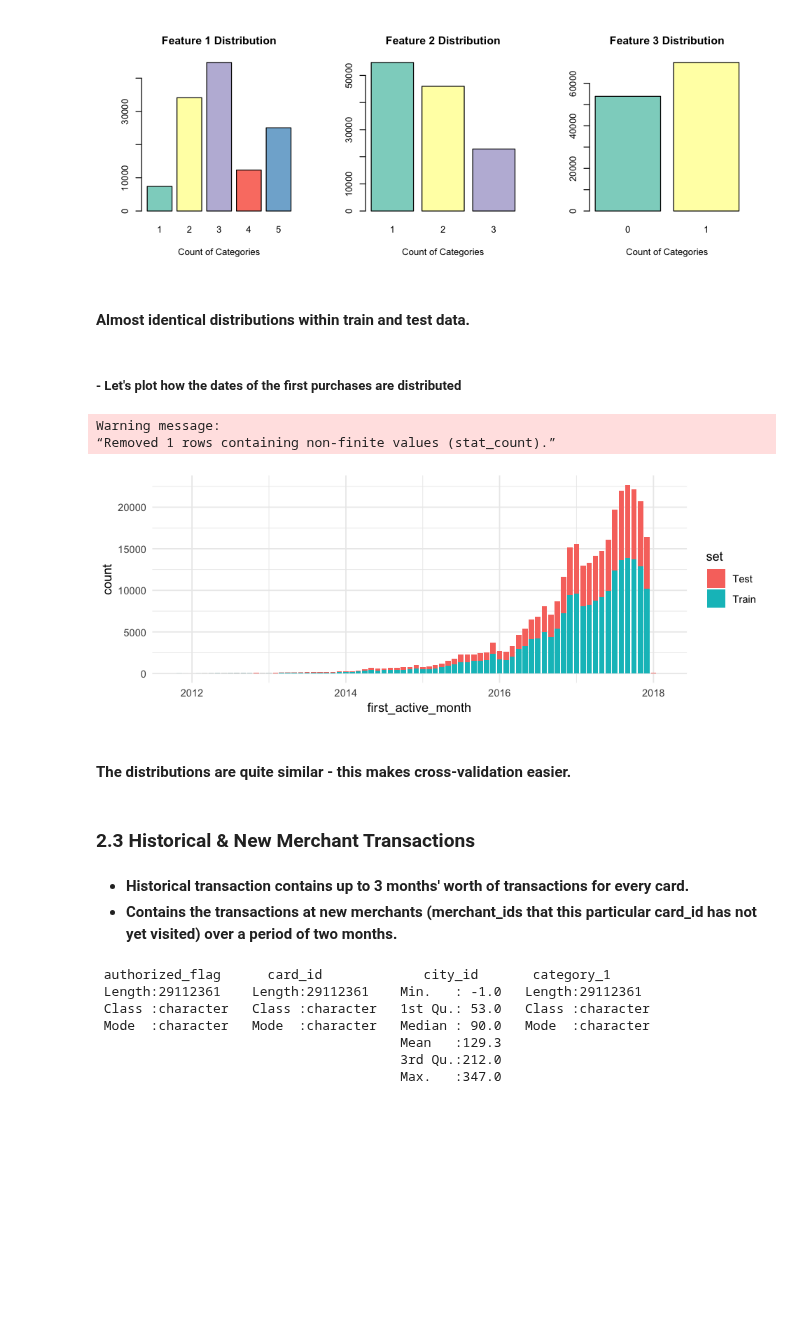
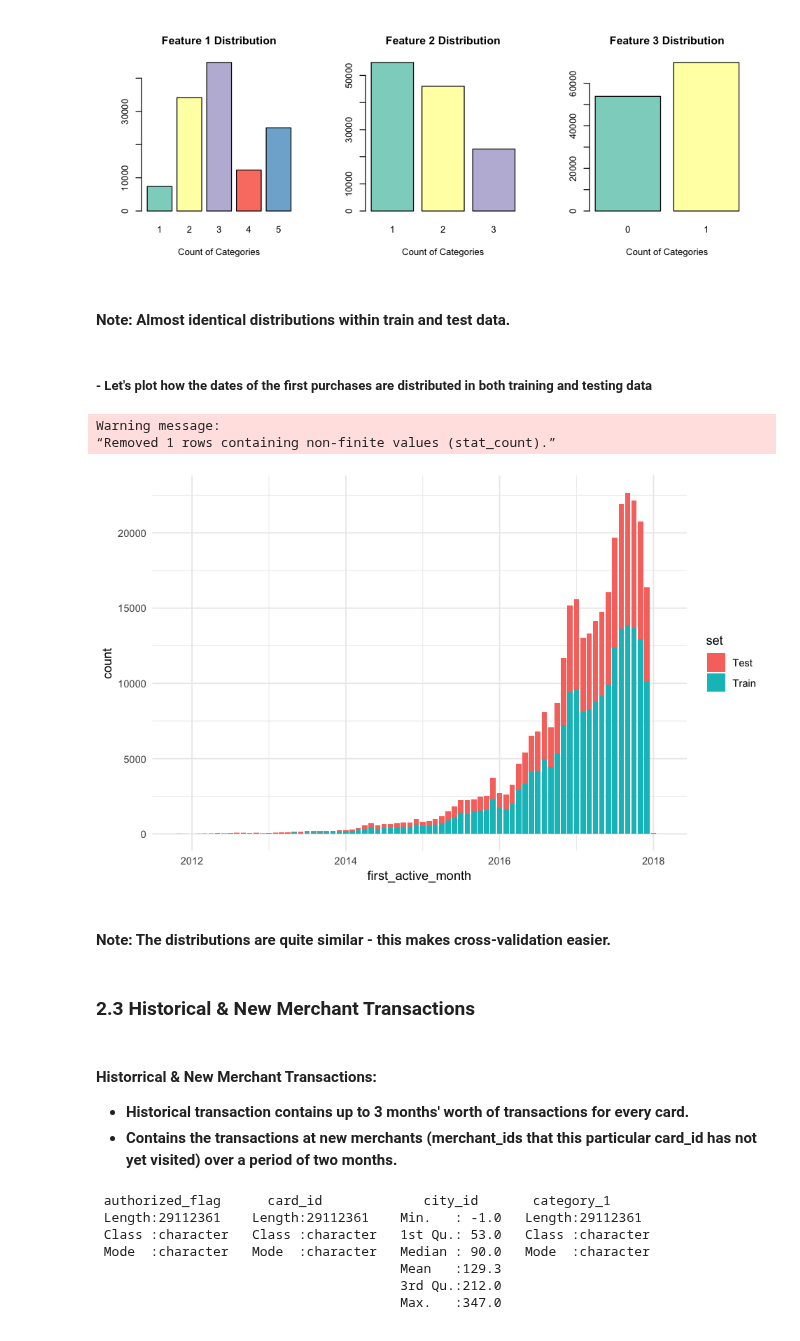
Before and after one commit to hsing-yi-wang/Kaggle_Projects, a Jupyter notebook: Elo_Merchant.ipynb, the cells around one changed output. Cells and saved outputs as stored; diff of their text form; code cells hidden in the pictures; blank space fills up the shorter version.

```diff
--- a/Elo_Merchant.ipynb
+++ b/Elo_Merchant.ipynb
@@ -174,26 +176,27 @@ barplot(counts3, col=brewer.pal(n=3, name="Set3"), main="Feature 3 Distribution"
 # %% [output]
 [figure]
 # %% [markdown]
-#### Almost identical distributions within train and test data.
+#### Note: Almost identical distributions within train and test data.
 # %% [markdown]
-##### - Let's plot how the dates of the first purchases are distributed
+##### - Let's plot how the dates of the first purchases are distributed in both training and testing data
 # %%
 #Plot how the dates of the first purchases are distributed
-options(repr.plot.width=8, repr.plot.height=3)
+options(repr.plot.width=8, repr.plot.height=5)
 train %>%
 bind_rows(test) %>%
 mutate(set = factor(if_else(is.na(target), "Test", "Train")),
        first_active_month = ymd(first_active_month, truncated = 1)) %>%
 ggplot(aes(x = first_active_month, fill = set)) + geom_bar() + theme_minimal()
 # %% [output]
 Warning message:
 “Removed 1 rows containing non-finite values (stat_count).”
-[figure, old version]
+[figure, new version]
 # %% [markdown]
-#### The distributions are quite similar - this makes cross-validation easier.
+#### Note: The distributions are quite similar - this makes cross-validation easier.
 # %% [markdown]
 ### 2.3 Historical & New Merchant Transactions
 # %% [markdown]
+#### Historrical & New Merchant Transactions:
 * **Historical transaction contains up to 3 months' worth of transactions for every card.**
 * **Contains the transactions at new merchants (merchant_ids that this particular card_id has not yet visited) over a period of two months.**
 # %%
```
Also changed, not shown: parts of 35 cells of this notebook, 3 other files.
